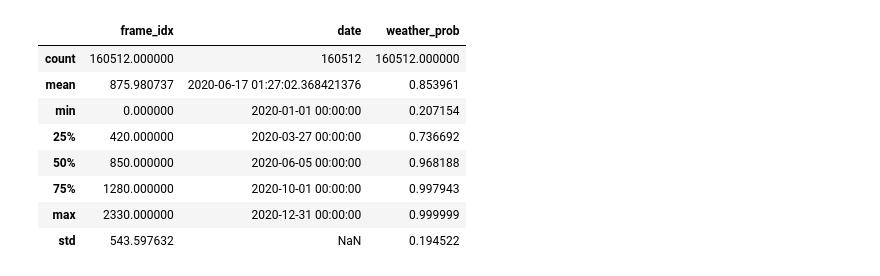
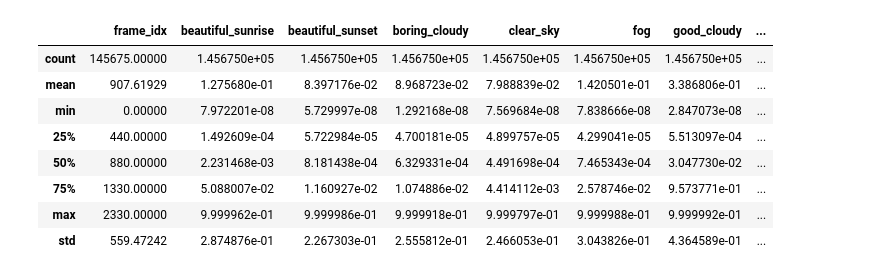
Before and after one commit to Vikaheimo/oit-dataset, a Jupyter notebook: src/data-analysis.ipynb, the cells around one changed output. Drawn from its saved outputs; the diff is of its cells as text; code cells hidden in the pictures.

```diff
--- a/src/data-analysis.ipynb
+++ b/src/data-analysis.ipynb
@@ -30,0 +116,23 @@ df.head()
+# %%
+input_file_path = "../outputs/results2020.parquet"
+
+df = pd.read_parquet(input_file_path)
+
+df = add_rating(df)
+
+# Map date str
+date_str = df["video_path"].str.extract(r"(\d{6})")[0]
+video_date = pd.to_datetime(date_str, format="%y%m%d")
+df["date"] = video_date
+
+# Map time of day
+time_of_day_mapping = {
+    "a": "morning",
+    "n": "afternoon",
+    "p": "evening",
+}
+df["fourth_last_char"] = df["video_path"].str[-5]
+df["time_of_day"] = df["fourth_last_char"].map(time_of_day_mapping)
+
+
+df.head()
@@ -31,36 +146,30 @@ df.head()
 # %%
 weather_cols = [
     "beautiful_sunrise",
     "beautiful_sunset",
     "boring_cloudy",
     "clear_sky",
     "fog",
     "good_cloudy",
     "storm",
 ]
 
-pred_df = pd.DataFrame(
-    {
-        "frame_idx": df["frame_idx"],
-        "timestamp": df["timestamp"],
-        "date": df["date"],
-        "time_of_day": df["time_of_day"],
-        "weather_label": df[weather_cols].idxmax(axis=1),
-        "weather_prob": df[weather_cols].max(axis=1),
-    }
-)
+pred_df = df
+
+pred_df["weather_label"] = df[weather_cols].idxmax(axis=1)
+pred_df["weather_prob"] = df[weather_cols].max(axis=1)
 
 pred_df.describe()
 # %% [output]
-|  | frame_idx | date | weather_prob |
-| count | 160512.000000 | 160512 | 160512.000000 |
-| mean | 875.980737 | 2020-06-17 01:27:02.368421376 | 0.853961 |
-| min | 0.000000 | 2020-01-01 00:00:00 | 0.207154 |
-| 25% | 420.000000 | 2020-03-27 00:00:00 | 0.736692 |
-| 50% | 850.000000 | 2020-06-05 00:00:00 | 0.968188 |
-| 75% | 1280.000000 | 2020-10-01 00:00:00 | 0.997943 |
-| max | 2330.000000 | 2020-12-31 00:00:00 | 0.999999 |
-| std | 543.597632 | NaN | 0.194522 |
+|  | frame_idx | beautiful_sunrise | beautiful_sunset | boring_cloudy | clear_sky | fog | good_cloudy | ... |
+| count | 145675.00000 | 1.456750e+05 | 1.456750e+05 | 1.456750e+05 | 1.456750e+05 | 1.456750e+05 | 1.456750e+05 | ... |
+| mean | 907.61929 | 1.275680e-01 | 8.397176e-02 | 8.968723e-02 | 7.988839e-02 | 1.420501e-01 | 3.386806e-01 | ... |
+| min | 0.00000 | 7.972201e-08 | 5.729997e-08 | 1.292168e-08 | 7.569684e-08 | 7.838666e-08 | 2.847073e-08 | ... |
+| 25% | 440.00000 | 1.492609e-04 | 5.722984e-05 | 4.700181e-05 | 4.899757e-05 | 4.299041e-05 | 5.513097e-04 | ... |
+| 50% | 880.00000 | 2.231468e-03 | 8.181438e-04 | 6.329331e-04 | 4.491698e-04 | 7.465343e-04 | 3.047730e-02 | ... |
+| 75% | 1330.00000 | 5.088007e-02 | 1.160927e-02 | 1.074886e-02 | 4.414112e-03 | 2.578746e-02 | 9.573771e-01 | ... |
+| max | 2330.00000 | 9.999962e-01 | 9.999986e-01 | 9.999918e-01 | 9.999797e-01 | 9.999988e-01 | 9.999992e-01 | ... |
+| std | 559.47242 | 2.874876e-01 | 2.267303e-01 | 2.555812e-01 | 2.466053e-01 | 3.043826e-01 | 4.364589e-01 | ... |
 # %%
 label_counts_df = (
     pred_df["weather_label"]
```
Also changed, not shown: parts of 9 cells of this notebook, 5 other files.
